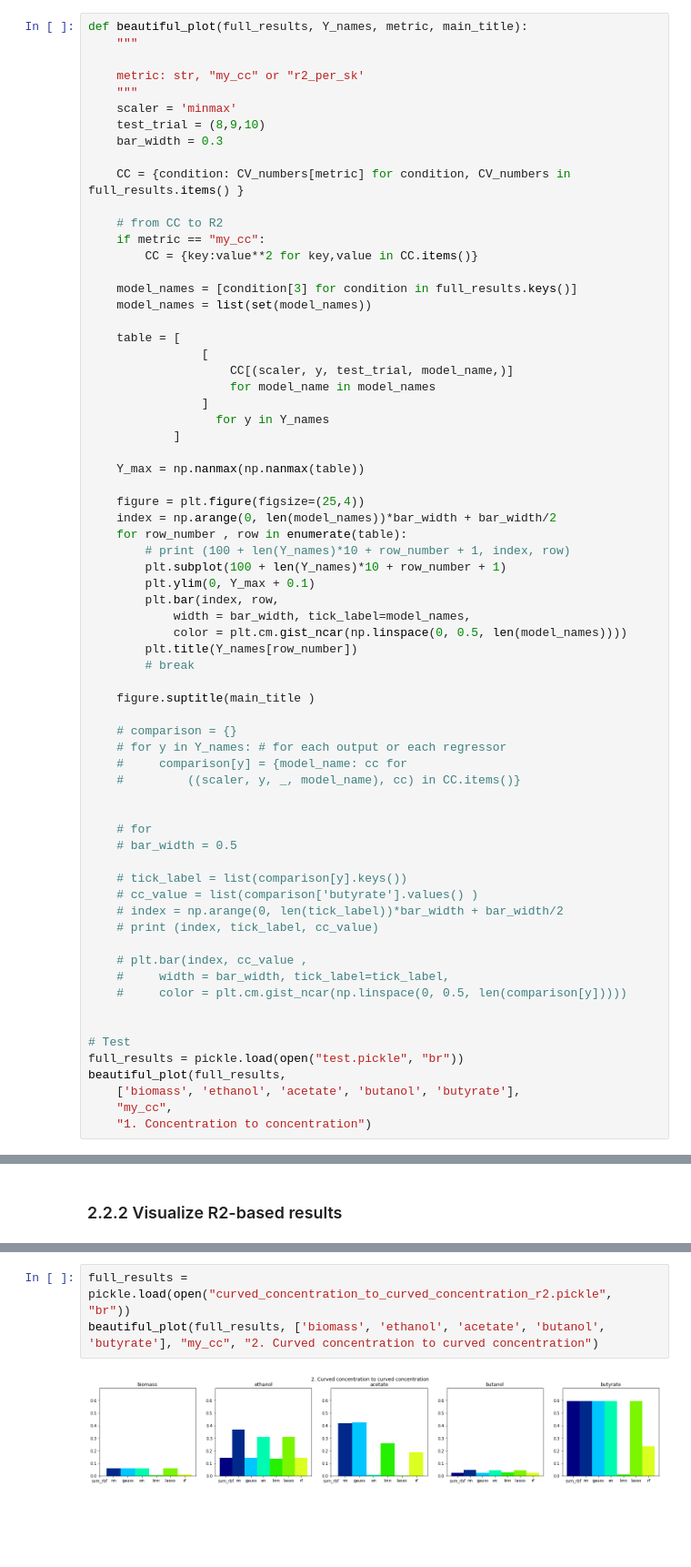
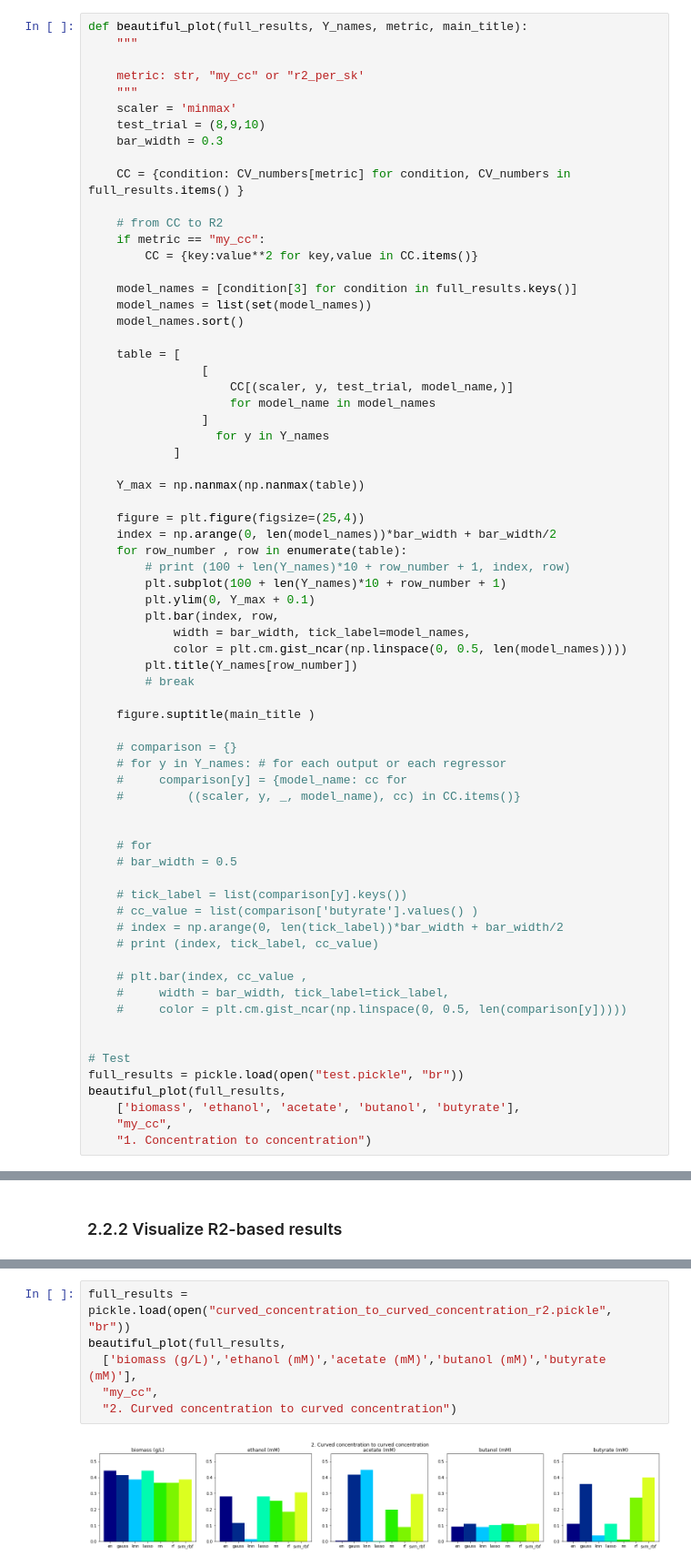
Before and after one commit to garrettroell/SyngasMachineLearning, a Jupyter notebook: notebooks/time_as_a_variable.ipynb, the cells around one changed output, grey strips where cells are left out. Shown at 91% size. Saved outputs shown, nothing was run; the diff lists cells and outputs as text; blank space fills up the shorter version.

Commit message:
add results for time_as_a_variable

```diff
--- a/notebooks/time_as_a_variable.ipynb
+++ b/notebooks/time_as_a_variable.ipynb
@@ -382,6 +382,7 @@ def beautiful_plot(full_results, Y_names, metric, main_title):
 
     model_names = [condition[3] for condition in full_results.keys()]
     model_names = list(set(model_names))
+    model_names.sort()
 
     table = [
                 [
@@ -568,7 +579,10 @@ beautiful_plot(full_results, ['biomass', 'ethanol', 'acetate', 'butanol', 'butyr
 # %%
 full_results = pickle.load(open("curved_concentration_to_curved_concentration_r2.pickle", "br"))
-beautiful_plot(full_results, ['biomass', 'ethanol', 'acetate', 'butanol', 'butyrate'], "my_cc", "2. Curved concentration to curved concentration")
+beautiful_plot(full_results,
+  ['biomass (g/L)','ethanol (mM)','acetate (mM)','butanol (mM)','butyrate (mM)'],
+  "my_cc",
+  "2. Curved concentration to curved concentration")
 # %% [output]
-[figure, old version]
+[figure, new version]
 # %%
 full_results = pickle.load(open("curved_concentration_to_raw_concentration_r2.pickle", "br"))
```
Also changed, not shown: parts of 16 cells of this notebook.
